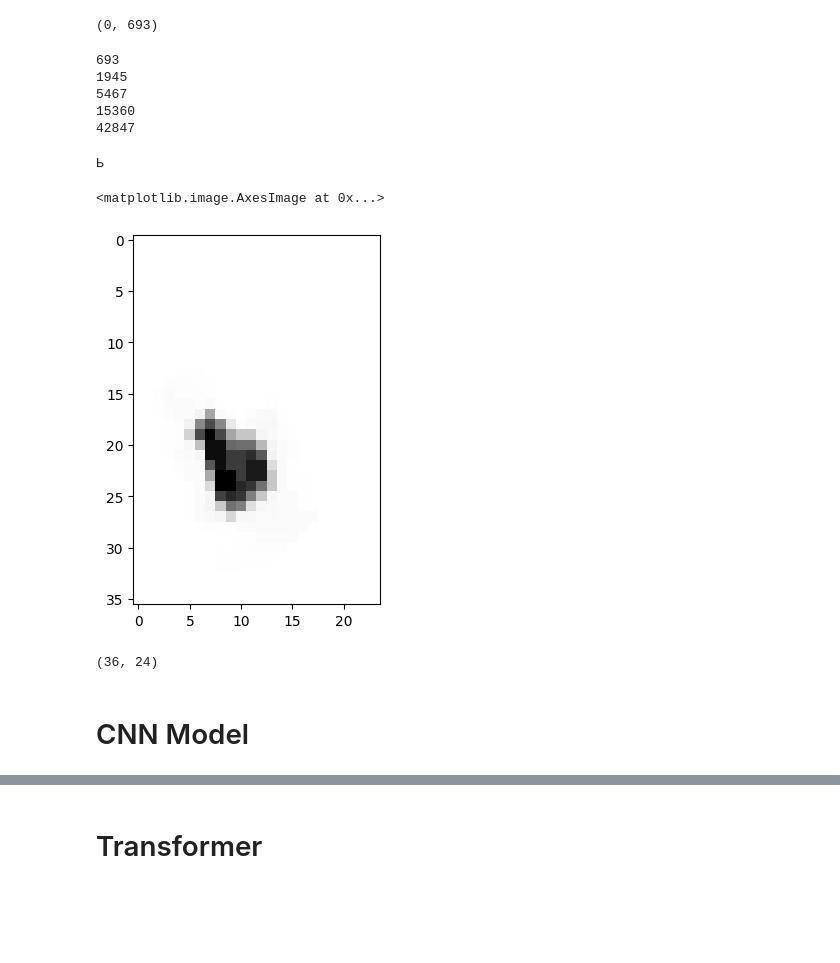
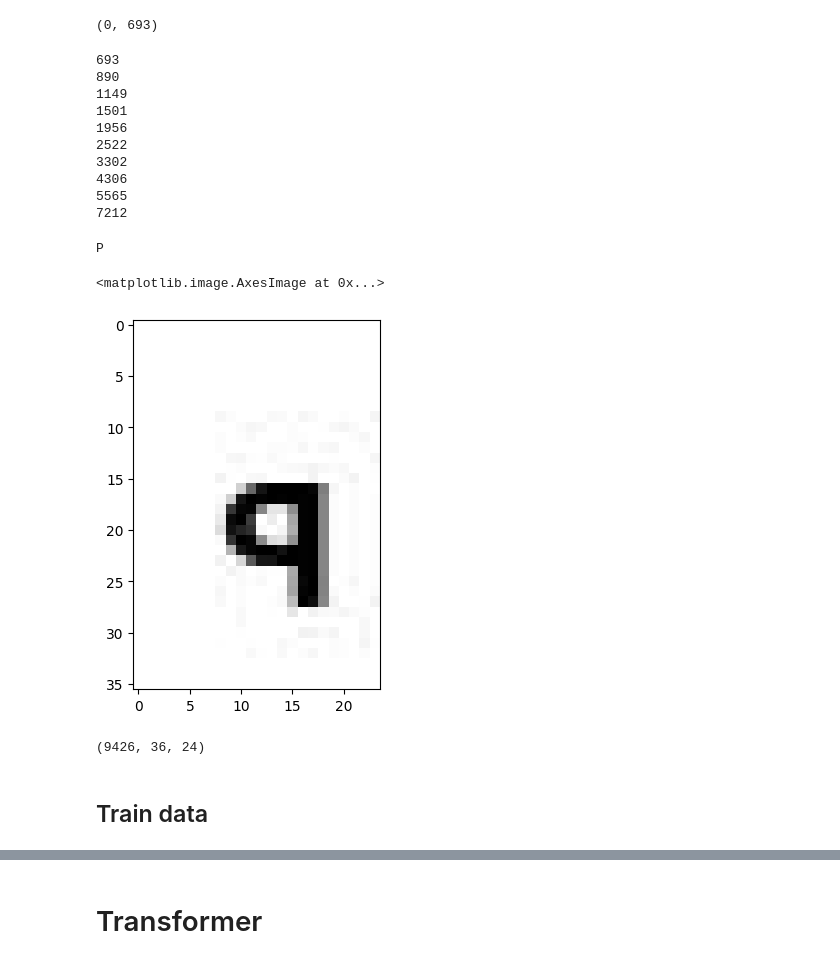
Before and after one commit to NikitaShlapak/OCR, a Jupyter notebook: letters.ipynb, the cells around one changed output, grey strips where cells are left out. Cells and saved outputs as stored; diff of their text form; code cells hidden in the pictures; blank space fills up the shorter version.

```diff
--- a/letters.ipynb
+++ b/letters.ipynb
@@ -72,9 +86,15 @@ class BaseAugmenter():
         self.chance = chanse
 
     def __call__(self, img, *args, **kwargs):
+        augmented = False
         if random.random()<= self.chance:
-            img = self._apply(img, *args, **kwargs)
-        return img
+            try:
+                img = self._apply(img, *args, **kwargs)
+                augmented = True
+            except Exception as e:
+                print(e)
+
+        return img, augmented
 
     def _apply(self, img, *args, **kwargs):
         return img
@@ -84,6 +104,6 @@ class NoiseAugmenter(BaseAugmenter):
         noise = np.random.normal(size=(letter.shape))*max
         return letter+noise
 
-plt.imshow(NoiseAugmenter(1)(test), cmap='gray')
+plt.imshow(NoiseAugmenter(1)(test)[0], cmap='gray')
 # %% [output]
 <matplotlib.image.AxesImage at 0x...>
@@ -230,24 +235,27 @@ len(aug.images), len(images)
 # %% [output]
 (0, 693)
 # %%
-aug.random_augment(5)
+aug.random_augment(10)
 # %% [output]
 693
-1945
-5467
-15360
-42847
+890
+1149
+1501
+1956
+2522
+3302
+4306
+5565
+7212
 # %%
-n = 10000
+n = 1000
 print(aug.captions[n])
 plt.imshow(aug.images[n], cmap='gray')
 # %% [output]
-Ь
+Р
 <matplotlib.image.AxesImage at 0x...>
-[figure, old version]
+[figure, new version]
 # %%
-np.array(aug.images).shape[1:]
+np.array(aug.images).shape
 # %% [output]
-(36, 24)
+(9426, 36, 24)
-# %% [markdown]
-# CNN Model
@@ -256,3 +262,5 @@ from tensorflow import keras
+# %% [markdown]
+## Train data
 # %%
 x_data = np.array(aug.images)
 x_data = x_data.reshape(*x_data.shape, 1)
```
Also changed, not shown: parts of 46 cells of this notebook, 3 other files.
